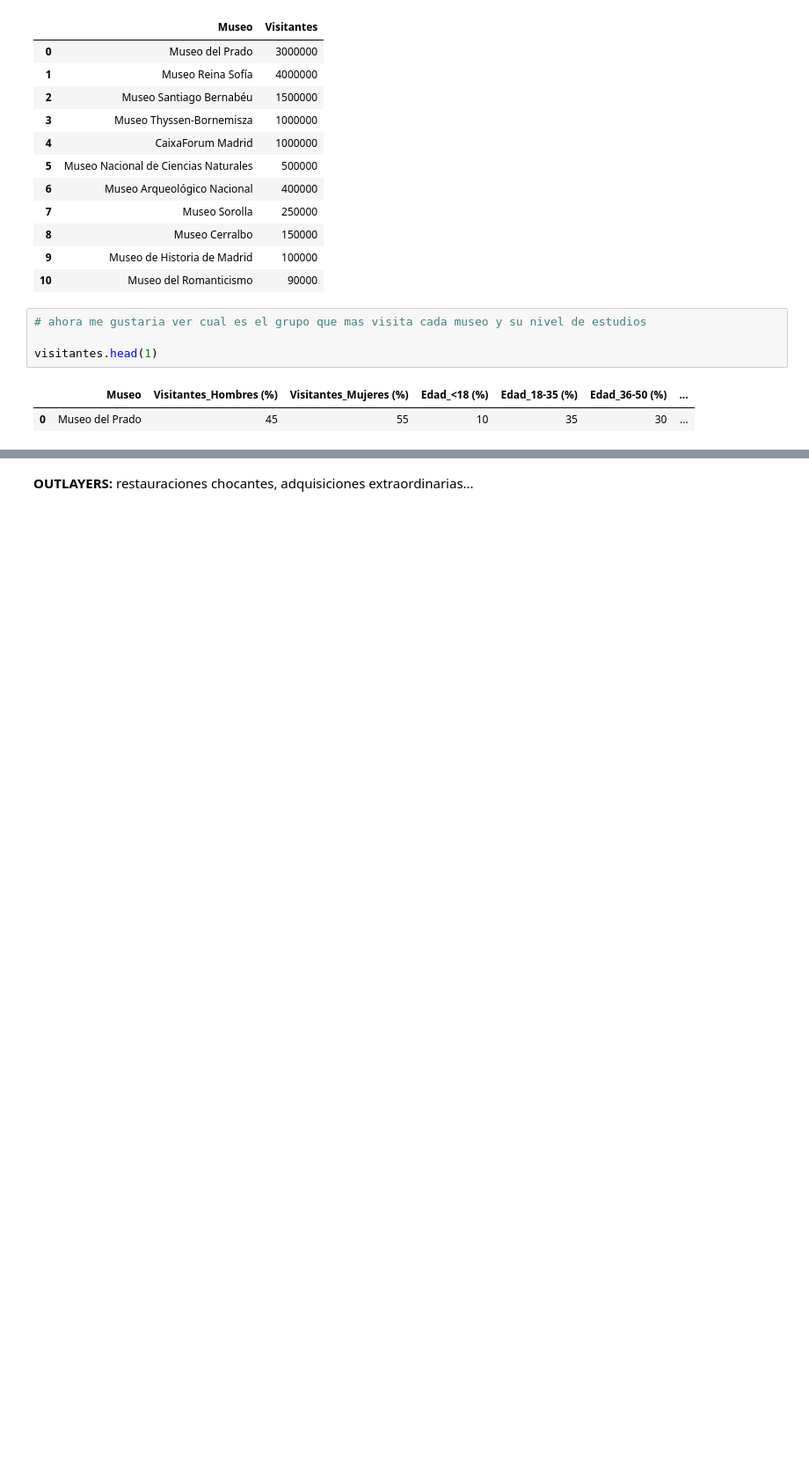
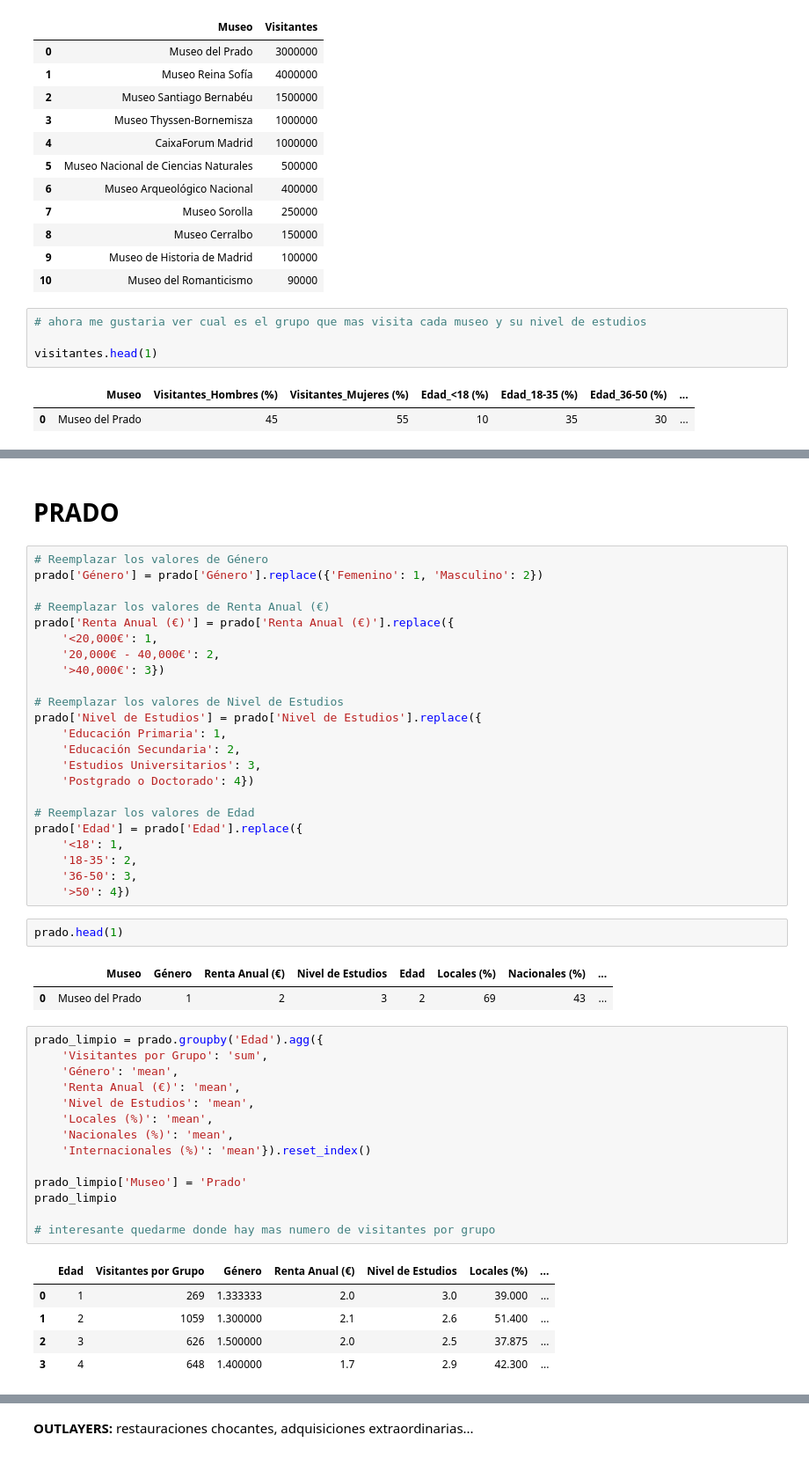
Before and after one commit to pgf3712/EDA_Madrid_Museums, a Jupyter notebook: 3-EDA_DESAROLLO.ipynb, the cells around one changed output, grey strips where cells are left out. Shown: that part at 88% size. Drawn from its saved outputs; the diff is of its cells as text; blank space fills up the shorter version.

```diff
--- a/3-EDA_DESAROLLO.ipynb
+++ b/3-EDA_DESAROLLO.ipynb
@@ -553,3 +543,53 @@ tarifas.head(1)
 # %% [output]
 |  | Unnamed: 0 | Museo | Entrada general | Día gratuito | Precio reducido | Descuento por edad | ... |
 | 0 | 0 | Museo del Prado | 15€ | Lunes a Sábado 18:00-20:00, Domin... | 7,50€ (estudiantes, mayores de 65) | Gratis menores de 18 y mayores de 65 | ... |
+# %% [markdown]
+# PRADO
+# %%
+# Reemplazar los valores de Género
+prado['Género'] = prado['Género'].replace({'Femenino': 1, 'Masculino': 2})
+
+# Reemplazar los valores de Renta Anual (€)
+prado['Renta Anual (€)'] = prado['Renta Anual (€)'].replace({
+    '<20,000€': 1,
+    '20,000€ - 40,000€': 2,
+    '>40,000€': 3})
+
+# Reemplazar los valores de Nivel de Estudios
+prado['Nivel de Estudios'] = prado['Nivel de Estudios'].replace({
+    'Educación Primaria': 1,
+    'Educación Secundaria': 2,
+    'Estudios Universitarios': 3,
+    'Postgrado o Doctorado': 4})
+
+# Reemplazar los valores de Edad
+prado['Edad'] = prado['Edad'].replace({
+    '<18': 1,
+    '18-35': 2,
+    '36-50': 3,
+    '>50': 4})
+# %%
+prado.head(1)
+# %% [output]
+|  | Museo | Género | Renta Anual (€) | Nivel de Estudios | Edad | Locales (%) | Nacionales (%) | ... |
+| 0 | Museo del Prado | 1 | 2 | 3 | 2 | 69 | 43 | ... |
+# %%
+prado_limpio = prado.groupby('Edad').agg({
+    'Visitantes por Grupo': 'sum',
+    'Género': 'mean',
+    'Renta Anual (€)': 'mean',
+    'Nivel de Estudios': 'mean',
+    'Locales (%)': 'mean',
+    'Nacionales (%)': 'mean',
+    'Internacionales (%)': 'mean'}).reset_index()
+
+prado_limpio['Museo'] = 'Prado'
+prado_limpio
+
+# interesante quedarme donde hay mas numero de visitantes por grupo
+# %% [output]
+|  | Edad | Visitantes por Grupo | Género | Renta Anual (€) | Nivel de Estudios | Locales (%) | ... |
+| 0 | 1 | 269 | 1.333333 | 2.0 | 3.0 | 39.000 | ... |
+| 1 | 2 | 1059 | 1.300000 | 2.1 | 2.6 | 51.400 | ... |
+| 2 | 3 | 626 | 1.500000 | 2.0 | 2.5 | 37.875 | ... |
+| 3 | 4 | 648 | 1.400000 | 1.7 | 2.9 | 42.300 | ... |
```
Also changed, not shown: parts of 24 cells of this notebook.
